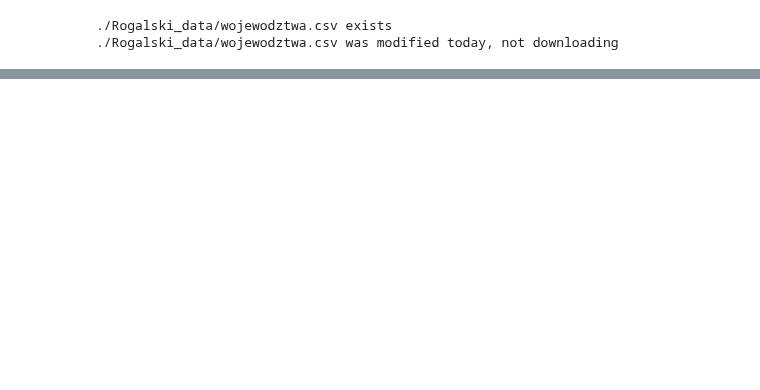
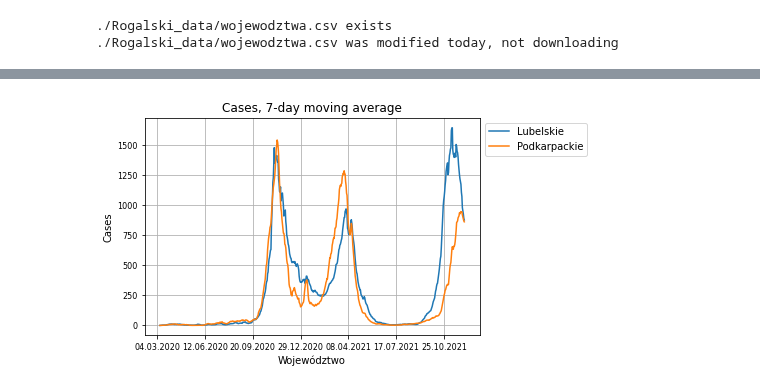
Before and after one commit to anuszka/govpl, a Jupyter notebook: Rogalski/Rogalski01.ipynb, the cells around one changed output, grey strips where cells are left out. Saved outputs shown, nothing was run; the diff lists cells and outputs as text; code cells hidden in the pictures; blank space fills up the shorter version.

```diff
--- a/Rogalski/Rogalski01.ipynb
+++ b/Rogalski/Rogalski01.ipynb
@@ -76,0 +41,5 @@ dfc
+# %%
+
+
+dfc = data_voi_df(df, 'cases')
+dfc
@@ -99,0 +87,15 @@ dfd
+# %%
+dfq=dfc.T[['Lubelskie', 'Podkarpackie']].rolling(7).mean()
+
+dfq
+
+plotopts = dict_of(
+    plotdf=dfq,
+    ylabel = 'Cases',
+    title = f'Cases, 7-day moving average',
+    fontsize = 8,
+    )
+
+plot(**plotopts);
+# %% [output]
+[figure, added]
```
Also changed, not shown: parts of 4 cells of this notebook, 1 other file.
